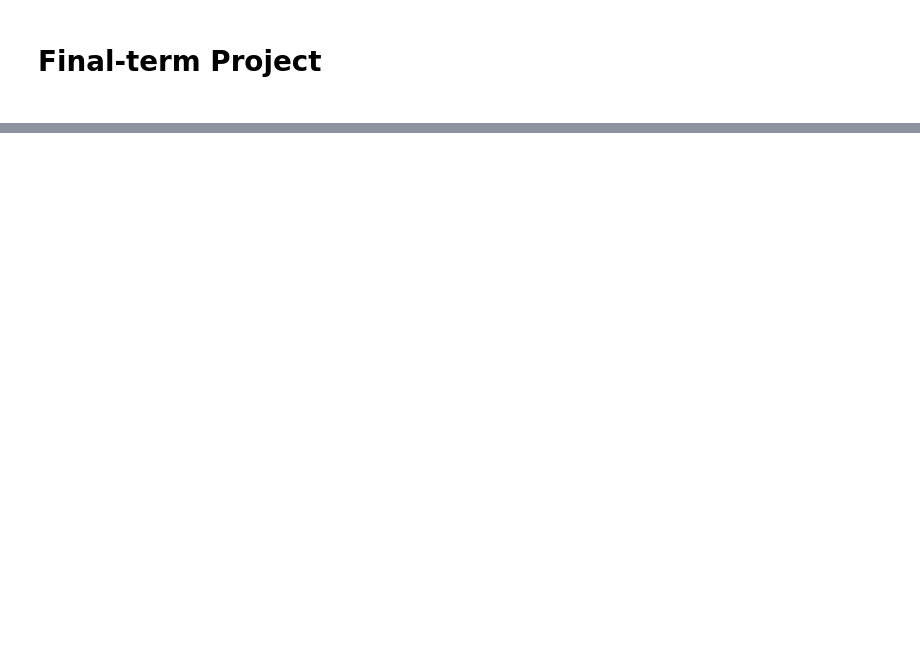
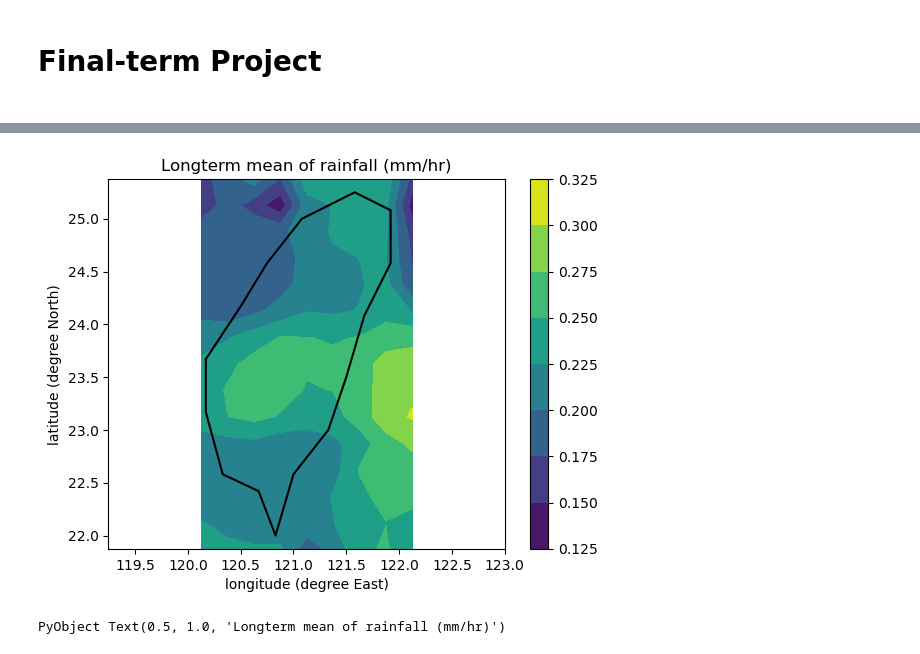
Before and after one commit to ja754969/Julia-Programming, a Jupyter notebook: Homework/final-term-project_TsengYuHao.ipynb, the cells around one changed output, grey strips where cells are left out. Cells and saved outputs as stored; diff of their text form; code cells hidden in the pictures; blank space fills up the shorter version.

```diff
--- a/Homework/final-term-project_TsengYuHao.ipynb
+++ b/Homework/final-term-project_TsengYuHao.ipynb
@@ -35,0 +26,10 @@ UndefVarError: UndefVarError: matopen not defined
+# %%
+ylat_Taiwan_coast = read(f,"ylat_Taiwan_coast")
+xlon_Taiwan_coast = read(f,"xlon_Taiwan_coast")
+time = read(f,"time")
+xi = read(f,"xi")
+yi = read(f,"yi")
+rain = read(f,"rain")
+yr = read(f,"yr")
+mon = read(f,"mon")
+rain_timeseries = read(f,"rain_timeseries")
@@ -35,0 +56,2 @@ UndefVarError: UndefVarError: matopen not defined
+# %%
+rain_mean = mean(rain,dims = 3)
@@ -35,0 +91,11 @@ UndefVarError: UndefVarError: matopen not defined
+# %%
+contourf(xi,yi,rain_mean[:,:,1])
+plot(xlon_Taiwan_coast,ylat_Taiwan_coast,"k-")
+axis("equal")
+colorbar()
+xlabel("longitude (degree East)")
+ylabel("latitude (degree North)")
+title("Longterm mean of rainfall (mm/hr)")
+# %% [output]
+[figure, added]
+PyObject Text(0.5, 1.0, 'Longterm mean of rainfall (mm/hr)')
```
Also changed, not shown: parts of 8 cells of this notebook, 5 other files.
